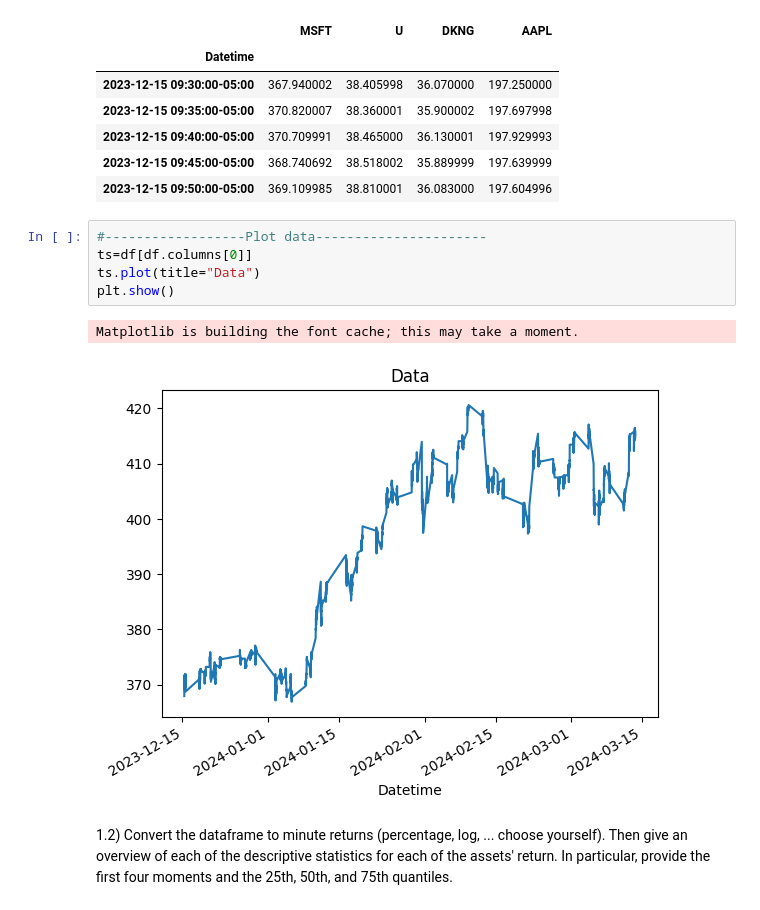
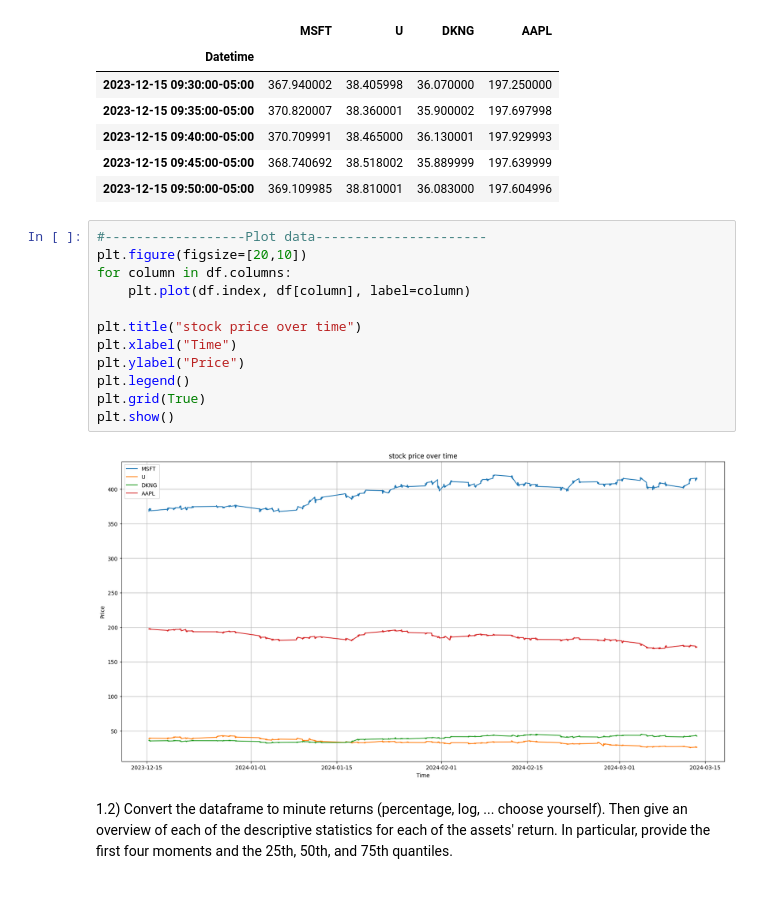
Before and after one commit to otcmarko/volatility_study, a Jupyter notebook: challenge.ipynb, the cells around one changed output. Cells and saved outputs as stored; diff of their text form.

```diff
--- a/challenge.ipynb
+++ b/challenge.ipynb
@@ -31,13 +28,19 @@ Index(['MSFT', 'U', 'DKNG', 'AAPL'], dtype='object')
 | 2023-12-15 09:40:00-05:00 | 370.709991 | 38.465000 | 36.130001 | 197.929993 |
 | 2023-12-15 09:45:00-05:00 | 368.740692 | 38.518002 | 35.889999 | 197.639999 |
 | 2023-12-15 09:50:00-05:00 | 369.109985 | 38.810001 | 36.083000 | 197.604996 |
-# %%
-#------------------Plot data----------------------
-ts=df[df.columns[0]]
-ts.plot(title="Data")
-plt.show()
-# %% [output]
-Matplotlib is building the font cache; this may take a moment.
-[figure, removed]
+# %%
+#------------------Plot data----------------------
+plt.figure(figsize=[20,10])
+for column in df.columns:
+    plt.plot(df.index, df[column], label=column)
+
+plt.title("stock price over time")
+plt.xlabel("Time")
+plt.ylabel("Price")
+plt.legend()
+plt.grid(True)
+plt.show()
+# %% [output]
+[figure, added]
 # %% [markdown]
 1.2) Convert the dataframe to minute returns (percentage, log, ... choose yourself). Then give an overview of each of the descriptive statistics for each of the assets' return. In particular, provide the first four moments and the 25th, 50th, and 75th quantiles.
```
Also changed, not shown: parts of 5 cells of this notebook.
